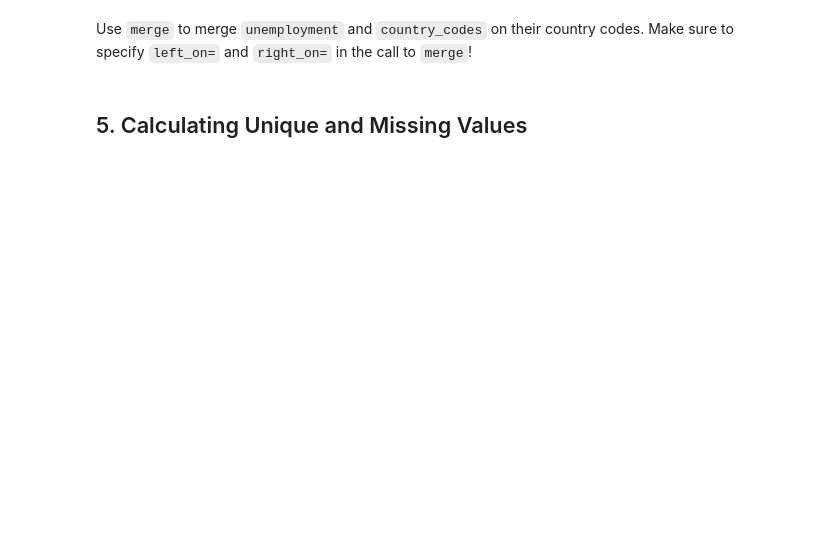
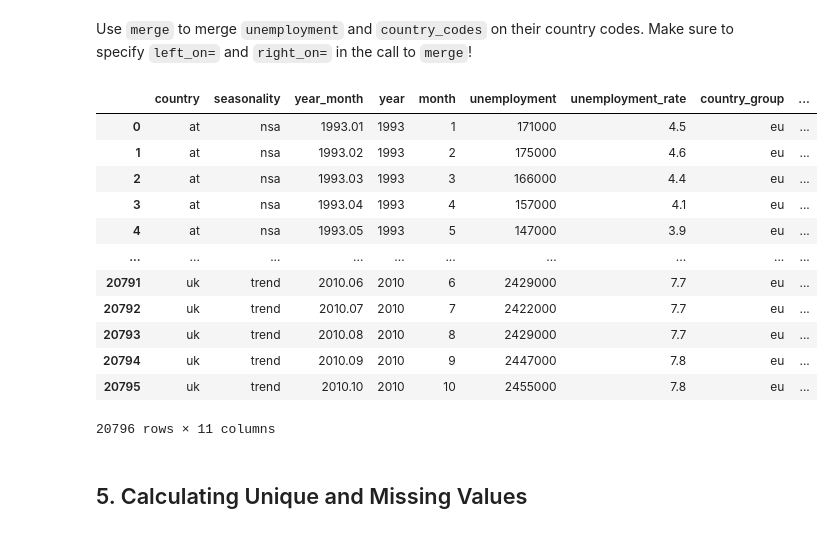
Before and after one commit to martinahuang/CUS615, a Jupyter notebook: Assignment_01/assignment_MartinaHuang_introduction-to-pandas.ipynb, the cells around one changed output. Cells and saved outputs as stored; diff of their text form; code cells hidden in the pictures; blank space fills up the shorter version.

```diff
--- a/Assignment_01/assignment_MartinaHuang_introduction-to-pandas.ipynb
+++ b/Assignment_01/assignment_MartinaHuang_introduction-to-pandas.ipynb
@@ -341,5 +470,21 @@ country_codes.head()
 # %% [markdown]
 Use `merge` to merge `unemployment` and `country_codes` on their country codes. Make sure to specify `left_on=` and `right_on=` in the call to `merge`!
+# %%
+pd.merge(unemployment, country_codes, left_on='country', right_on='c_code')
+# %% [output]
+|  | country | seasonality | year_month | year | month | unemployment | unemployment_rate | country_group | ... |
+| 0 | at | nsa | 1993.01 | 1993 | 1 | 171000 | 4.5 | eu | ... |
+| 1 | at | nsa | 1993.02 | 1993 | 2 | 175000 | 4.6 | eu | ... |
+| 2 | at | nsa | 1993.03 | 1993 | 3 | 166000 | 4.4 | eu | ... |
+| 3 | at | nsa | 1993.04 | 1993 | 4 | 157000 | 4.1 | eu | ... |
+| 4 | at | nsa | 1993.05 | 1993 | 5 | 147000 | 3.9 | eu | ... |
+| ... | ... | ... | ... | ... | ... | ... | ... | ... | ... |
+| 20791 | uk | trend | 2010.06 | 2010 | 6 | 2429000 | 7.7 | eu | ... |
+| 20792 | uk | trend | 2010.07 | 2010 | 7 | 2422000 | 7.7 | eu | ... |
+| 20793 | uk | trend | 2010.08 | 2010 | 8 | 2429000 | 7.7 | eu | ... |
+| 20794 | uk | trend | 2010.09 | 2010 | 9 | 2447000 | 7.8 | eu | ... |
+| 20795 | uk | trend | 2010.10 | 2010 | 10 | 2455000 | 7.8 | eu | ... |
+20796 rows × 11 columns
 # %% [markdown]
 ## 5. Calculating Unique and Missing Values
 # %%
```
Also changed, not shown: parts of 55 cells of this notebook.
